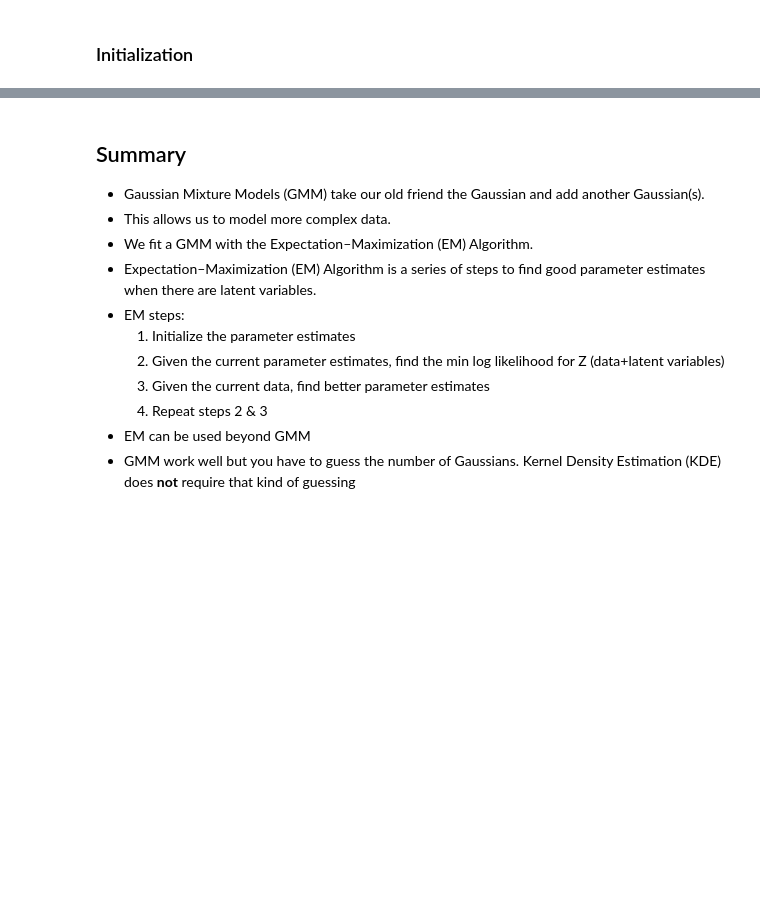
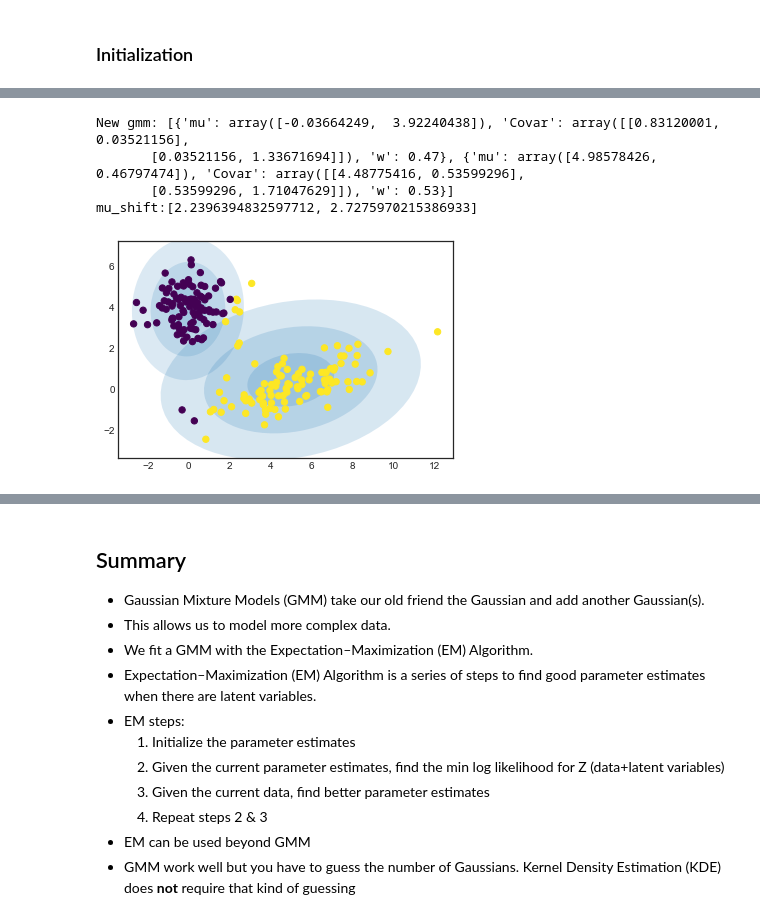
Before and after one commit to leandroohf/GMM, a Jupyter notebook: intro_to_gmm_&_em.ipynb, the cells around one changed output, grey strips where cells are left out. Saved outputs shown, nothing was run; the diff lists cells and outputs as text; code cells hidden in the pictures; blank space fills up the shorter version.

```diff
--- a/intro_to_gmm_&_em.ipynb
+++ b/intro_to_gmm_&_em.ipynb
@@ -604,0 +435,9 @@ plt.legend();
+# %%
+%%time
+
+# M-step
+new_gmm = maximization(updated_labels, guess)
+
+# see if our estimates of mu have changed
+# could incorporate all params, or overall log-likelihood
+mu_shift = distance(guess, new_gmm)
@@ -604,0 +447,12 @@ plt.legend();
+# %%
+print('New gmm: {}'.format(new_gmm))
+print('mu_shift:{}'.format(mu_shift))
+
+#X = df[['x','y']].values
+plot_gmm(new_gmm, X, label=labels)
+# %% [output]
+New gmm: [{'mu': array([-0.03664249,  3.92240438]), 'Covar': array([[0.83120001, 0.03521156],
+       [0.03521156, 1.33671694]]), 'w': 0.47}, {'mu': array([4.98578426, 0.46797474]), 'Covar': array([[4.48775416, 0.53599296],
+       [0.53599296, 1.71047629]]), 'w': 0.53}]
+mu_shift:[2.2396394832597712, 2.7275970215386933]
+[figure, added]
```
Also changed, not shown: parts of 31 cells of this notebook.
